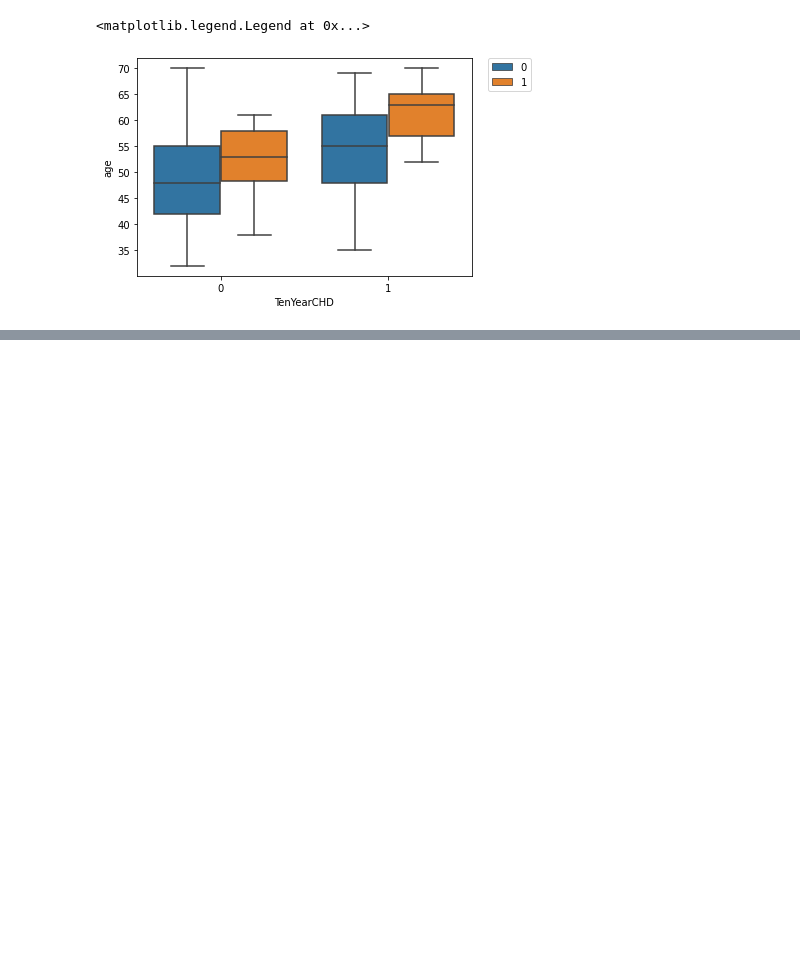
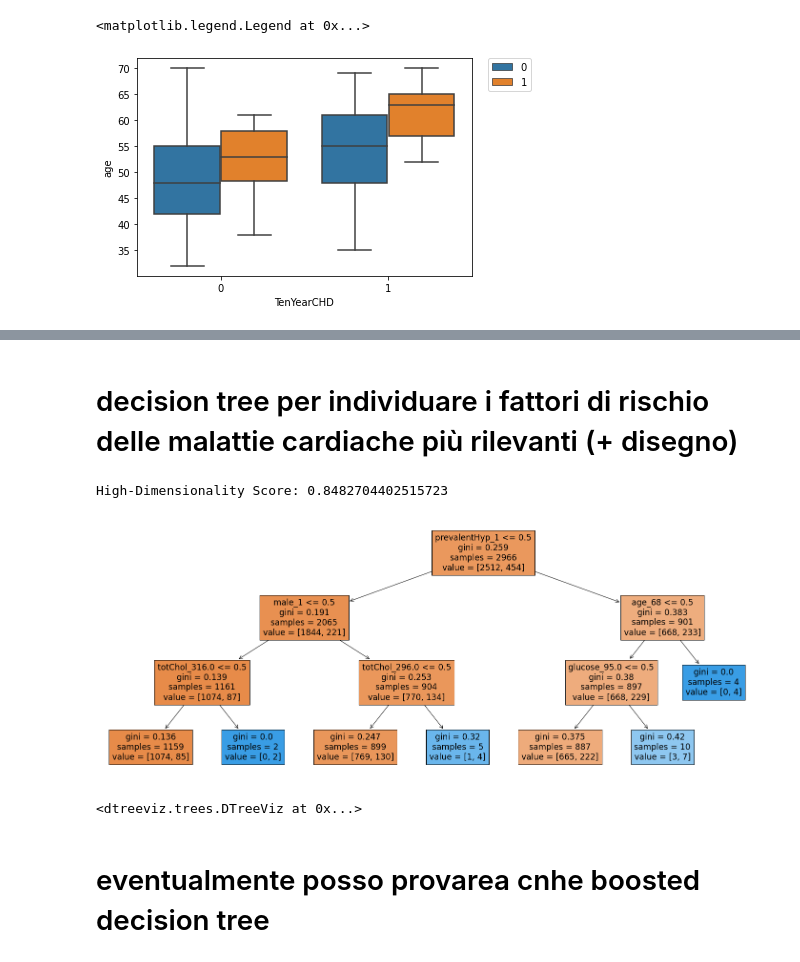
Before and after one commit to lorenzlorg/Big-Data-MAPR-project, a Jupyter notebook: Esercizio Classificazione.ipynb, the cells around one changed output, grey strips where cells are left out. Cells and saved outputs as stored; diff of their text form; code cells hidden in the pictures; blank space fills up the shorter version.

```diff
--- a/Esercizio Classificazione.ipynb
+++ b/Esercizio Classificazione.ipynb
@@ -144,0 +225,11 @@ plt.legend(bbox_to_anchor=(1.05, 1), loc=2, borderaxespad=0.)
+# %%
+from sklearn.model_selection import train_test_split
+
+# clarify what is y and what is x label
+y = df['TenYearCHD']
+X = df.drop(['TenYearCHD'], axis = 1)
+
+# divide train test: 80 % - 20 %
+X_train, X_test, y_train, y_test = train_test_split(X, y, test_size = 0.2, random_state=29)
+# %% [markdown]
+# decision tree per individuare i fattori di rischio delle malattie cardiache più rilevanti (+ disegno)
@@ -144,0 +258,29 @@ plt.legend(bbox_to_anchor=(1.05, 1), loc=2, borderaxespad=0.)
+# %%
+from sklearn.tree import DecisionTreeClassifier
+from sklearn import tree
+from dtreeviz.trees import dtreeviz
+
+dct = DecisionTreeClassifier(max_depth=3)
+dct.fit(X_train, y_train)
+score = dct.score(X_test, y_test)
+print("High-Dimensionality Score:", score)
+
+
+
+fig = plt.figure(figsize=(25,10))
+_ = tree.plot_tree(dct,
+                   feature_names=X.columns,
+                   filled=True)
+plt.show()
+
+viz = dtreeviz(dct, X, y['TenYearCHD'],
+               target_name='TenYearCHD',
+               feature_names=list(X.columns))
+
+viz
+# %% [output]
+High-Dimensionality Score: 0.8482704402515723
+[figure, added]
+<dtreeviz.trees.DTreeViz at 0x...>
+# %% [markdown]
+# eventualmente posso provarea cnhe boosted decision tree
```
Also changed, not shown: parts of 30 cells of this notebook.
